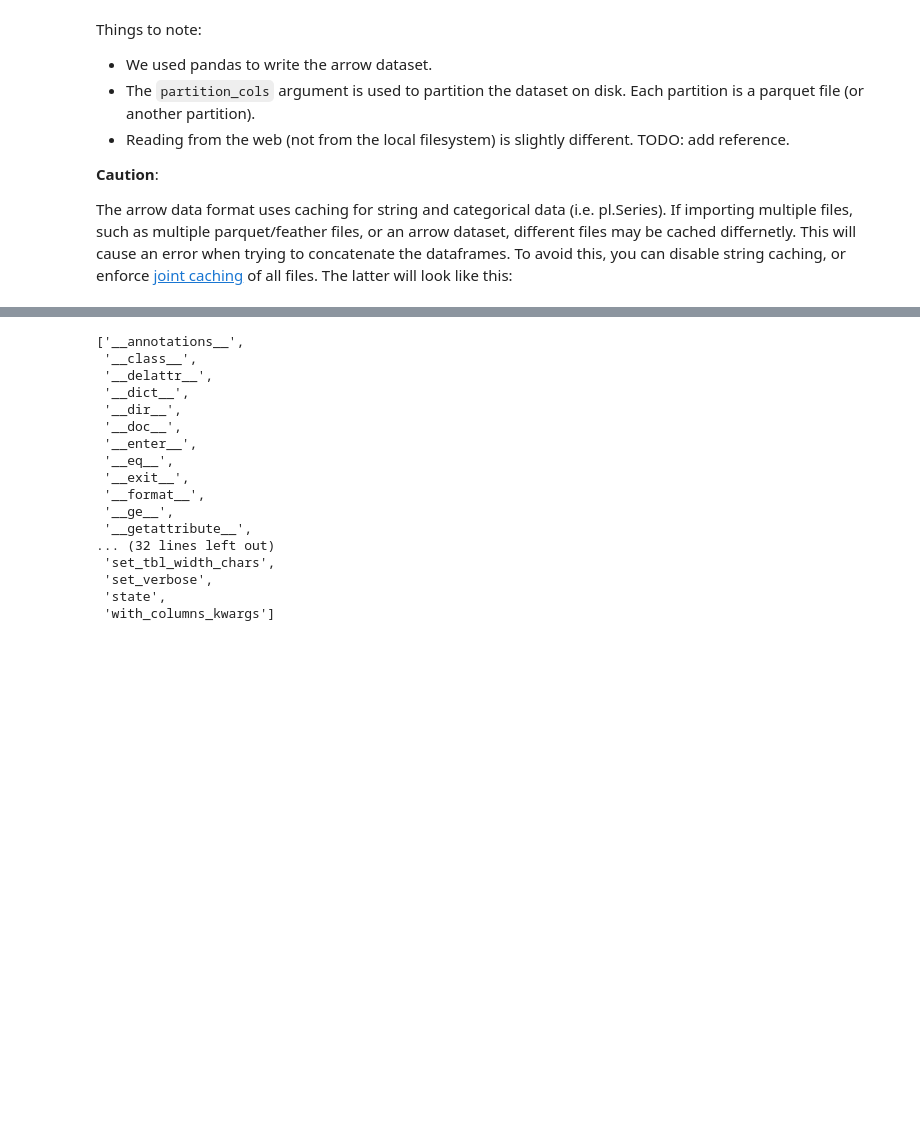
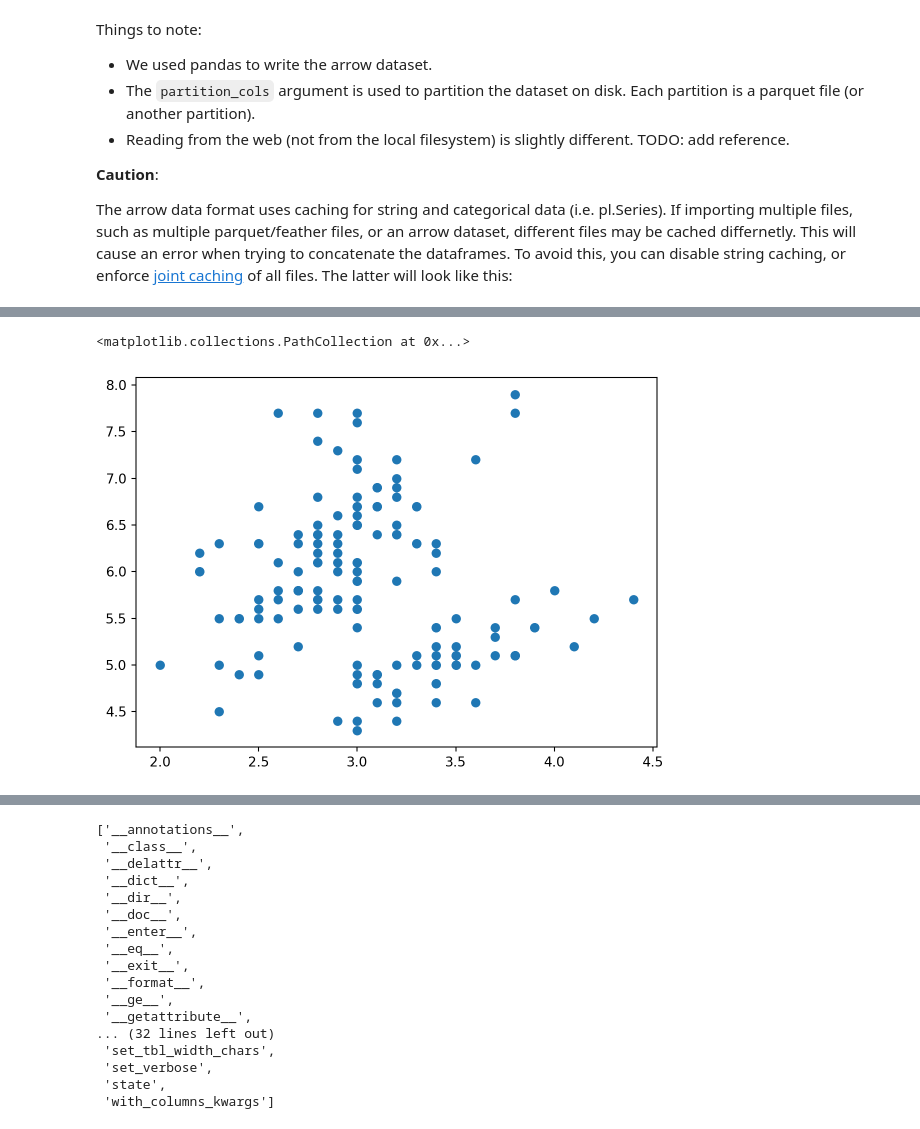
Before and after one commit to johnros/polars_demo, a Jupyter notebook: polars_to_preview.ipynb, the cells around one changed output, grey strips where cells are left out. Cells and saved outputs as stored; diff of their text form; code cells hidden in the pictures; blank space fills up the shorter version.

```diff
--- a/polars_to_preview.ipynb
+++ b/polars_to_preview.ipynb
@@ -3195,0 +3205,3 @@ TODO: SQL, Delta Lake.
+# %%
+iris = pl.DataFrame(px.data.iris())
+iris.head()
@@ -3195,0 +3249,8 @@ TODO: SQL, Delta Lake.
+# %%
+fig, ax = plt.subplots()
+ax.scatter(
+    x=iris["sepal_width"],
+    y=iris["sepal_length"])
+# %% [output]
+<matplotlib.collections.PathCollection at 0x...>
+[figure, added]
```
Also changed, not shown: parts of 51 cells of this notebook, 1 other file.
